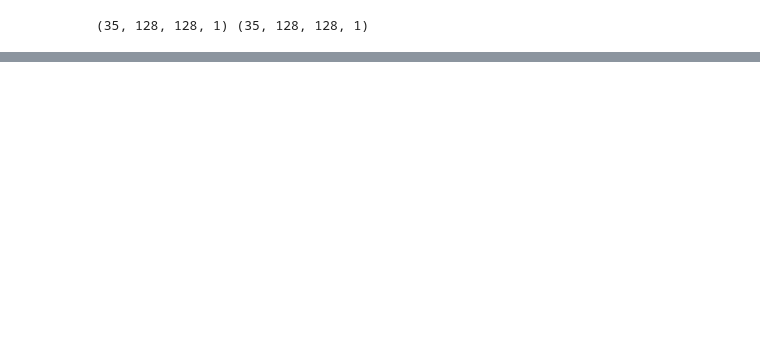
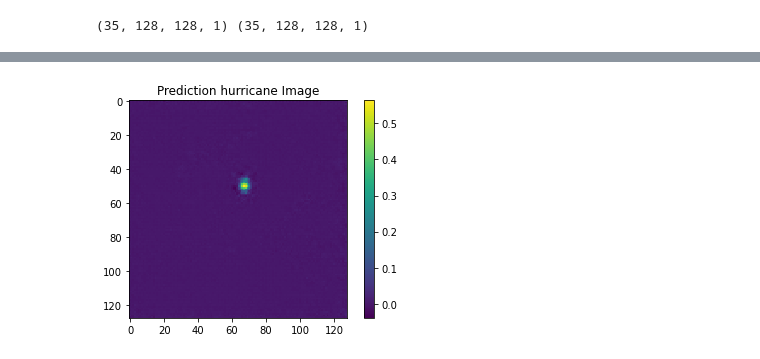
Before and after one commit to fastscience-ai/DL_Lab_TF_2023, a Jupyter notebook: unet_segmentation.ipynb, the cells around one changed output, grey strips where cells are left out. Drawn from its saved outputs; the diff is of its cells as text; code cells hidden in the pictures; blank space fills up the shorter version.

```diff
--- a/unet_segmentation.ipynb
+++ b/unet_segmentation.ipynb
@@ -268,3 +280,10 @@ print(np.shape(test_y), np.shape(test_predictions))
+# %%
+plt.imshow(test_predictions[0,:,:,:], interpolation='none')
+plt.title('Prediction hurricane Image')
+plt.colorbar(orientation='vertical')
+plt.show()
+# %% [output]
+[figure, added]
 # %%
 #Evaluate with test set
 loss,  mse = model.evaluate(test_x, test_y, verbose=2)
```
Also changed, not shown: parts of 10 cells of this notebook.
